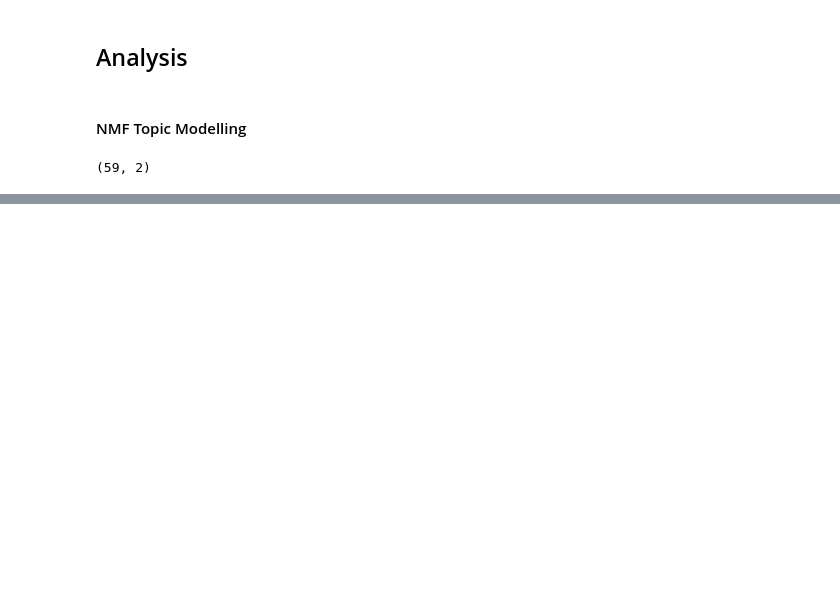
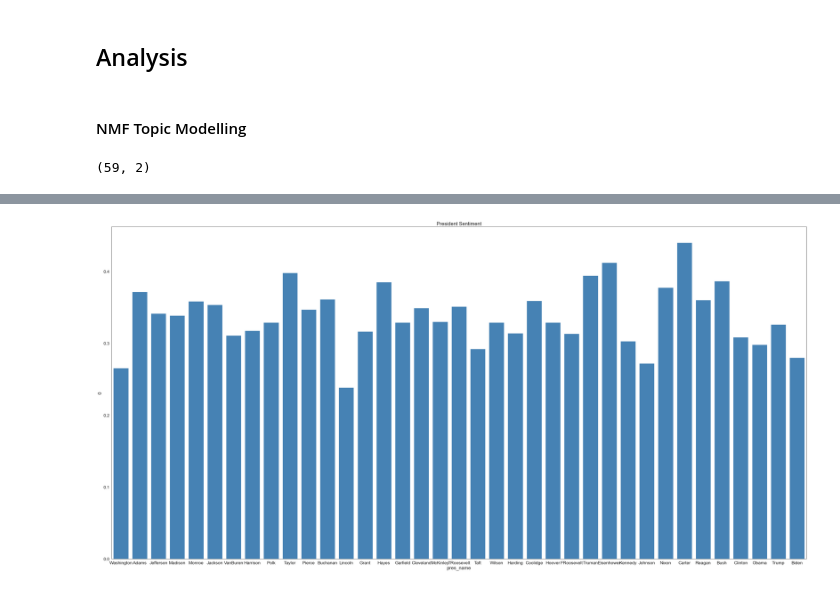
Before and after one commit to andrewdouglassmith1/NLP_Inaugural_Addresses, a Jupyter notebook: Code/03_NLP_Analysis.ipynb, the cells around one changed output, grey strips where cells are left out. Saved outputs shown, nothing was run; the diff lists cells and outputs as text; code cells hidden in the pictures; blank space fills up the shorter version.

Commit message:
sentiment, LDA

```diff
--- a/Code/03_NLP_Analysis.ipynb
+++ b/Code/03_NLP_Analysis.ipynb
@@ -97,0 +347,15 @@ df.head(100)
+# %%
+# Remove stopwords
+text = remove_stopwords(text)
+# %%
+# Lemmatize
+text = lemma(text)
+# %%
+# Sentiment Score for Each Address
+scores = [SentimentIntensityAnalyzer().polarity_scores(i)['pos'] for i in text]
+scores = pd.Series(scores)
+# %%
+# Concat scores with president names
+names = df['pres_name']
+sent_score = pd.concat([names,scores], axis = 1)
+sent_score.head()
@@ -97,0 +369,17 @@ df.head(100)
+# %%
+sns.set_context('paper', font_scale = 2)
+sns.set_style("white")
+
+f, ax = plt.subplots(figsize = (40, 20))
+
+ax = sns.barplot(x = 'pres_name', y = 0,
+            data= sent_score,
+            color = "steelblue",
+            capsize = 0.05,
+            saturation = 8,
+            ci=None
+                         )
+plt.title('President Sentiment', fontsize = 20)
+plt.tight_layout()
+# %% [output]
+[figure, added]
```
Also changed, not shown: parts of 45 cells of this notebook, 2 other files.
